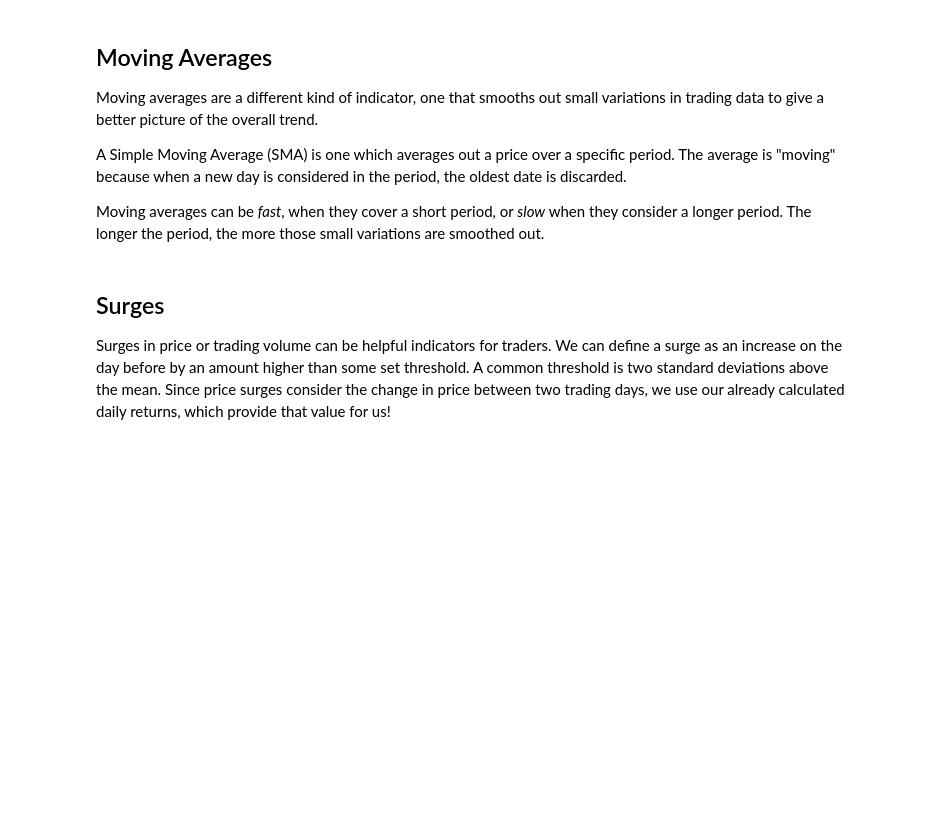
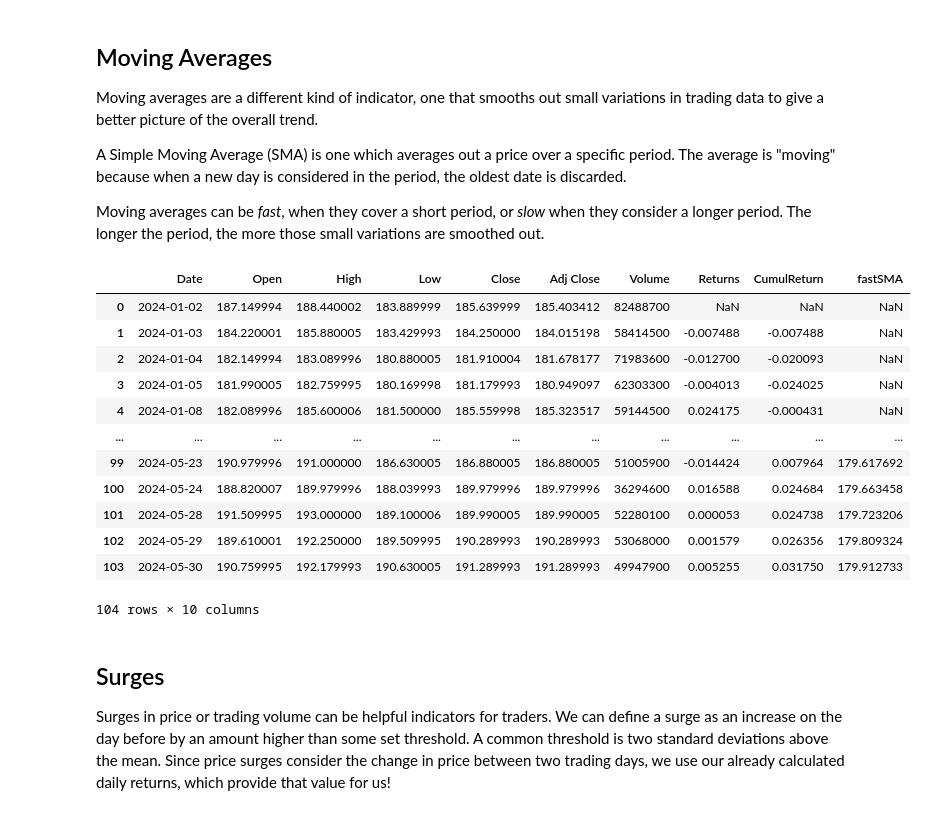
Before and after one commit to aliceqixuanye/efds-ta-python, a Jupyter notebook: 02. Data Analysis.ipynb, the cells around one changed output. Drawn from its saved outputs; the diff is of its cells as text; code cells hidden in the pictures; blank space fills up the shorter version.

```diff
--- a/02. Data Analysis.ipynb
+++ b/02. Data Analysis.ipynb
@@ -25,4 +23,13 @@ df[]
+# %%
+
+
+
+
+df["Returns"] = df["Adj Close"].pct_change()
 # %% [markdown]
 This simple daily return expresses a loss in value of 1.94% from one day to the next. Notice we leave our return in decimal form, but when we output it we use `f-strings` and `:.2%` to display it as a percentage.
 
 If we wanted to use the above approach to calculate daily returns for each day in our data set, it would take a long time. Let's see how we can use pandas `pct_change()` to make this sort of work easy, by applying our percentage change formula one column at a time.
+# %%
+df["CumulReturn"] = (1 + df.Returns).cumprod() - 1
+df
@@ -50,6 +78,26 @@ Moving averages are a different kind of indicator, one that smooths out small va
 A Simple Moving Average (SMA) is one which averages out a price over a specific period. The average is "moving" because when a new day is considered in the period, the oldest date is discarded.
 
 Moving averages can be *fast*, when they cover a short period, or *slow* when they consider a longer period. The longer the period, the more those small variations are smoothed out.
+# %%
+df["fastSMA"] = df["Adj Close"].rolling(window = 20).mean()
+
+df["fastSMA"] = df["Adj Close"].rolling(window = 100).mean()
+
+df
+# %% [output]
+|  | Date | Open | High | Low | Close | Adj Close | Volume | Returns | CumulReturn | fastSMA |
+| 0 | 2024-01-02 | 187.149994 | 188.440002 | 183.889999 | 185.639999 | 185.403412 | 82488700 | NaN | NaN | NaN |
+| 1 | 2024-01-03 | 184.220001 | 185.880005 | 183.429993 | 184.250000 | 184.015198 | 58414500 | -0.007488 | -0.007488 | NaN |
+| 2 | 2024-01-04 | 182.149994 | 183.089996 | 180.880005 | 181.910004 | 181.678177 | 71983600 | -0.012700 | -0.020093 | NaN |
+| 3 | 2024-01-05 | 181.990005 | 182.759995 | 180.169998 | 181.179993 | 180.949097 | 62303300 | -0.004013 | -0.024025 | NaN |
+| 4 | 2024-01-08 | 182.089996 | 185.600006 | 181.500000 | 185.559998 | 185.323517 | 59144500 | 0.024175 | -0.000431 | NaN |
+| ... | ... | ... | ... | ... | ... | ... | ... | ... | ... | ... |
+| 99 | 2024-05-23 | 190.979996 | 191.000000 | 186.630005 | 186.880005 | 186.880005 | 51005900 | -0.014424 | 0.007964 | 179.617692 |
+| 100 | 2024-05-24 | 188.820007 | 189.979996 | 188.039993 | 189.979996 | 189.979996 | 36294600 | 0.016588 | 0.024684 | 179.663458 |
+| 101 | 2024-05-28 | 191.509995 | 193.000000 | 189.100006 | 189.990005 | 189.990005 | 52280100 | 0.000053 | 0.024738 | 179.723206 |
+| 102 | 2024-05-29 | 189.610001 | 192.250000 | 189.509995 | 190.289993 | 190.289993 | 53068000 | 0.001579 | 0.026356 | 179.809324 |
+| 103 | 2024-05-30 | 190.759995 | 192.179993 | 190.630005 | 191.289993 | 191.289993 | 49947900 | 0.005255 | 0.031750 | 179.912733 |
+104 rows × 10 columns
 # %% [markdown]
 ## Surges
 
```
Also changed, not shown: parts of 4 cells of this notebook.
